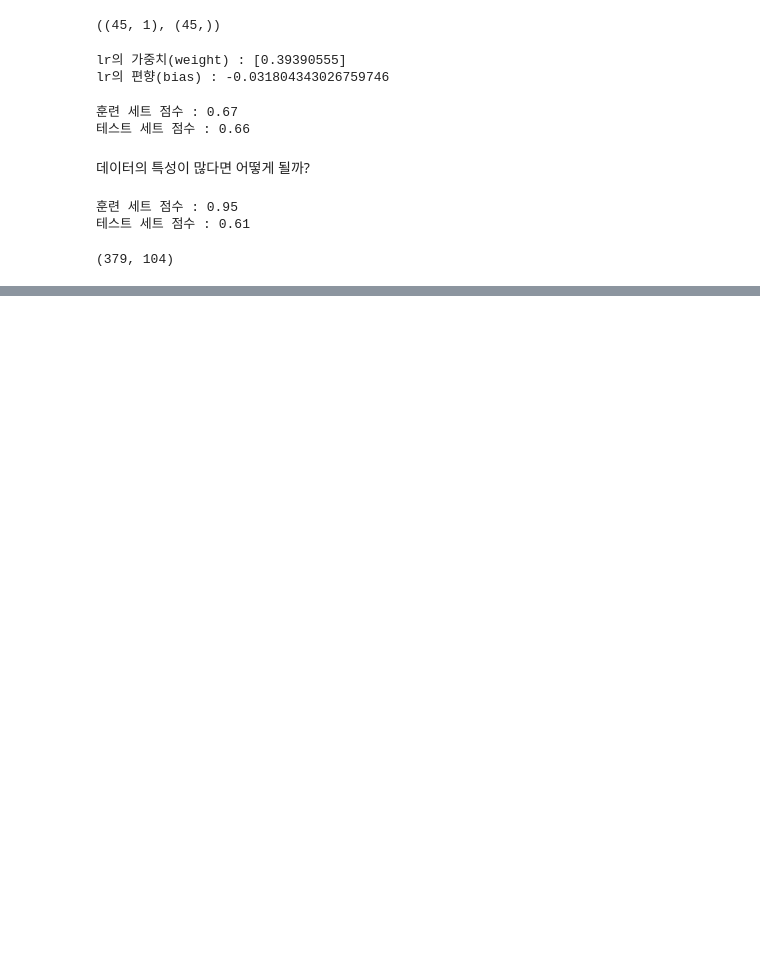
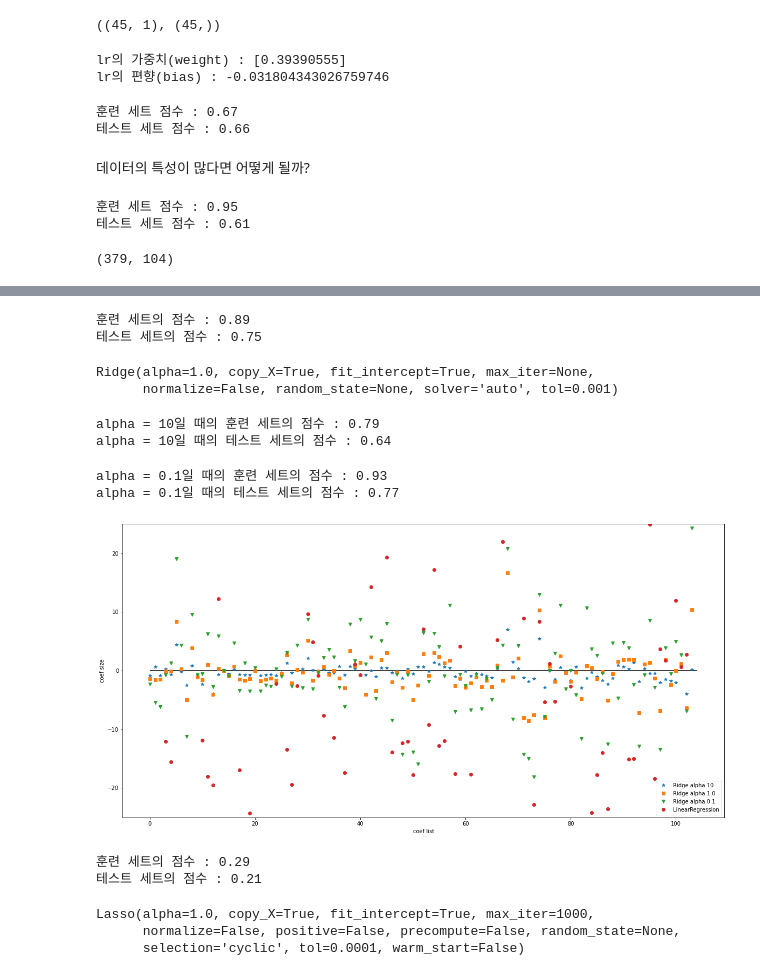
Before and after one commit to wjh818/Data_hwj, a Jupyter notebook: Machine_Learning/2_선형_모델.ipynb, the cells around one changed output, grey strips where cells are left out. Saved outputs shown, nothing was run; the diff lists cells and outputs as text; code cells hidden in the pictures; blank space fills up the shorter version.

```diff
--- a/Machine_Learning/2_선형_모델.ipynb
+++ b/Machine_Learning/2_선형_모델.ipynb
@@ -77,0 +87,38 @@ X_train.shape
+# %%
+# 사용할 데이터셋: 확장된 보스턴 주택가격 데이터셋 사용
+
+# 릿지 확인하기
+from sklearn.linear_model import Ridge
+
+ridge = Ridge().fit(X_train, y_train)
+
+print("훈련 세트의 점수 : {:.2f}".format(ridge.score(X_train, y_train)))
+print("테스트 세트의 점수 : {:.2f}".format(ridge.score(X_test, y_test)))
+# %% [output]
+훈련 세트의 점수 : 0.89
+테스트 세트의 점수 : 0.75
+# %%
+ridge
+# %% [output]
+Ridge(alpha=1.0, copy_X=True, fit_intercept=True, max_iter=None,
+      normalize=False, random_state=None, solver='auto', tol=0.001)
+# %%
+# alpha 값에 따른 릿지 모델의 성능 확인
+
+# alpha를 10으로 설정한 경우
+ridge10 = Ridge(alpha=10).fit(X_train, y_train)
+
+print("alpha = 10일 때의 훈련 세트의 점수 : {:.2f}".format(ridge10.score(X_train, y_train)))
+print("alpha = 10일 때의 테스트 세트의 점수 : {:.2f}".format(ridge10.score(X_test, y_test)))
+# %% [output]
+alpha = 10일 때의 훈련 세트의 점수 : 0.79
+alpha = 10일 때의 테스트 세트의 점수 : 0.64
+# %%
+# alpha를 10으로 설정한 경우
+ridge01 = Ridge(alpha=0.1).fit(X_train, y_train)
+
+print("alpha = 0.1일 때의 훈련 세트의 점수 : {:.2f}".format(ridge01.score(X_train, y_train)))
+print("alpha = 0.1일 때의 테스트 세트의 점수 : {:.2f}".format(ridge01.score(X_test, y_test)))
+# %% [output]
+alpha = 0.1일 때의 훈련 세트의 점수 : 0.93
+alpha = 0.1일 때의 테스트 세트의 점수 : 0.77
@@ -77,0 +128,37 @@ X_train.shape
+# %%
+# alpha 값에 따른 각각 특성에 대한 가중치의 분포도를 확인해 보자
+# 선형 모델의 coef_ 변수에 가중치 배열이 들어있음
+
+plt.figure(figsize=(20, 10))
+
+plt.plot(ridge10.coef_, '*', label="Ridge alpha 10")
+plt.plot(ridge.coef_, 's', label="Ridge alpha 1.0")
+plt.plot(ridge01.coef_, 'v', label="Ridge alpha 0.1")
+plt.plot(lr.coef_, 'o', label="LinearRegression")
+
+plt.xlabel("coef list")
+plt.ylabel("coef size")
+plt.hlines(0, 0, len(lr.coef_))
+plt.ylim(-25, 25)
+plt.legend()
+plt.show()
+# %% [output]
+[figure, added]
+# %%
+# Lasso
+# (결과를 보면 과소적합인 것을 알 수 있음)
+from sklearn.linear_model import Lasso
+
+lasso = Lasso().fit(X_train, y_train)
+
+print("훈련 세트의 점수 : {:.2f}".format(lasso.score(X_train, y_train)))
+print("테스트 세트의 점수 : {:.2f}".format(lasso.score(X_test, y_test)))
+# %% [output]
+훈련 세트의 점수 : 0.29
+테스트 세트의 점수 : 0.21
+# %%
+lasso
+# %% [output]
+Lasso(alpha=1.0, copy_X=True, fit_intercept=True, max_iter=1000,
+      normalize=False, positive=False, precompute=False, random_state=None,
+      selection='cyclic', tol=0.0001, warm_start=False)
```
Also changed, not shown: parts of 9 cells of this notebook.
